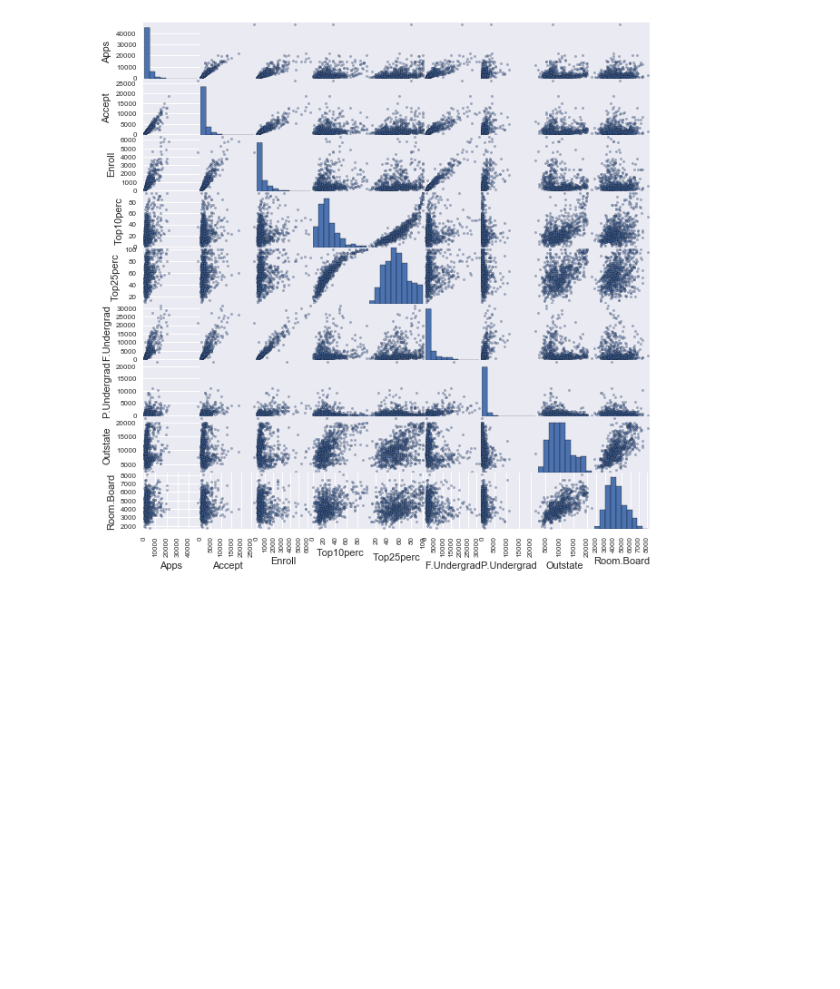
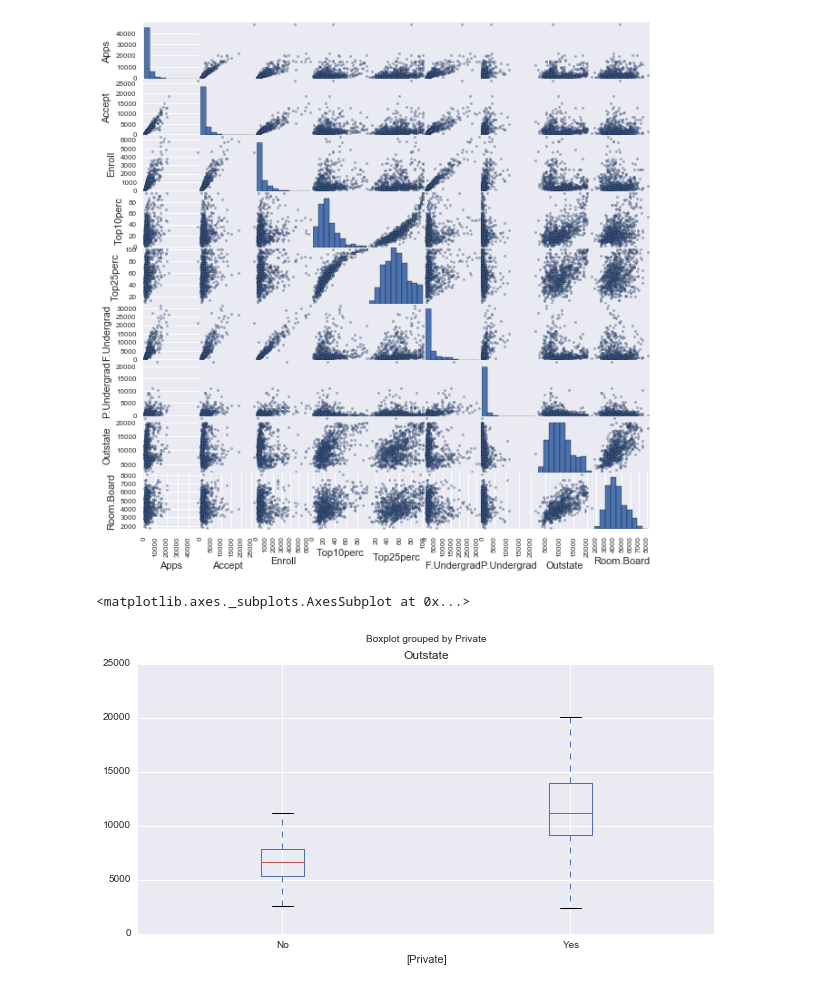
Before and after one commit to sushmit86/Stat_learning, a Jupyter notebook: Chapter2_Exercise.ipynb, the cells around one changed output. Saved outputs shown, nothing was run; the diff lists cells and outputs as text; code cells hidden in the pictures; blank space fills up the shorter version.

```diff
--- a/Chapter2_Exercise.ipynb
+++ b/Chapter2_Exercise.ipynb
@@ -58,3 +58,10 @@ array([[<matplotlib.axes._subplots.AxesSubplot object at 0x...>,
         <matplotlib.axes._subplots.AxesSubplot object at 0x...>,
         <matplotlib.axes._subplots.AxesSubplot object at 0x...>]], dtype=object)
 [figure]
+# %%
+# 8 c (iii)
+# creating box plots
+df_college.boxplot(column= ['Outstate'], by = ['Private'],figsize = (10,5))
+# %% [output]
+<matplotlib.axes._subplots.AxesSubplot at 0x...>
+[figure, added]
```
Also changed, not shown: parts of 1 cell of this notebook.
